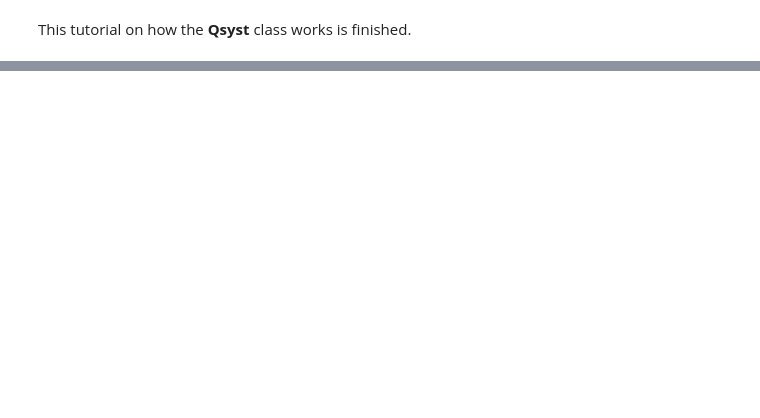
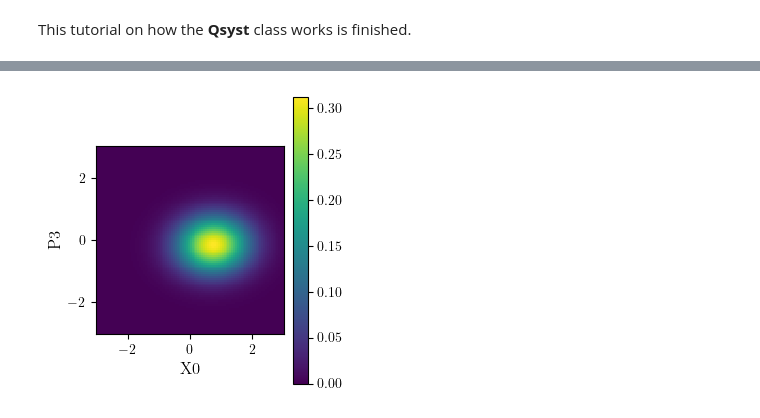
Before and after one commit to Physis21/gausstorch, a Jupyter notebook: tutorials/qsyst.ipynb, the cells around one changed output, grey strips where cells are left out. Drawn from its saved outputs; the diff is of its cells as text; code cells hidden in the pictures; blank space fills up the shorter version.

```diff
--- a/tutorials/qsyst.ipynb
+++ b/tutorials/qsyst.ipynb
@@ -144,0 +150,19 @@ This tutorial on how the **Qsyst** class works is finished.
+# %%
+from gausstorch.utils.display import setup_tex, plot_wigner, TEXTWIDTH_INCH
+import matplotlib.pyplot as plt
+
+theta_encoded = 0.4 * (model.syst_vars.eA_real + 1j * model.syst_vars.eA_imag).data
+alpha, sigma = model.alpha_sigma_evolution(
+    model.other_pars['t_i'], model.alpha0, model.sigma0,
+    'eA', theta_encoded
+)
+
+width = 0.48 * TEXTWIDTH_INCH
+height = width
+setup_tex()
+fig, ax = plt.subplots(1, 1, figsize=(width, height))
+c = plot_wigner(ax, alpha, sigma, 'X0', 'P3')
+plt.colorbar(c)
+plt.show()
+# %% [output]
+[figure, added]
```
Also changed, not shown: parts of 5 cells of this notebook, 4 other files.
